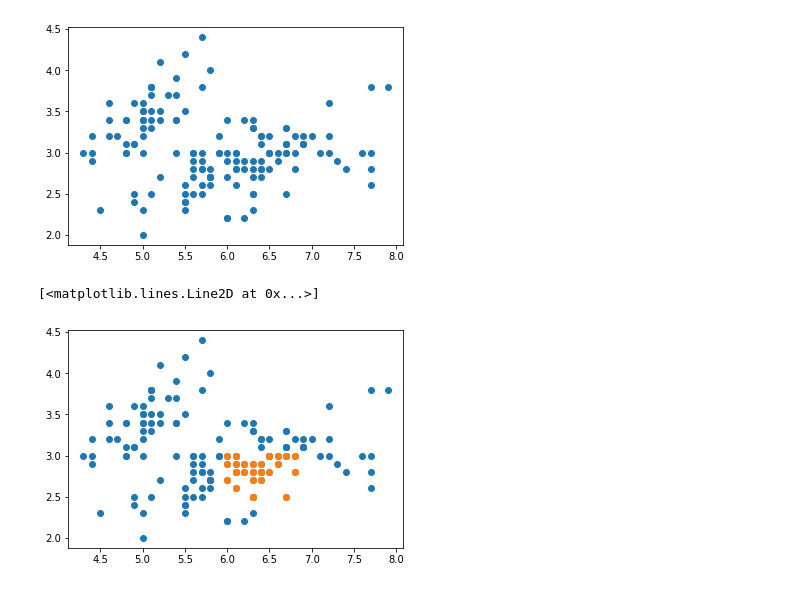
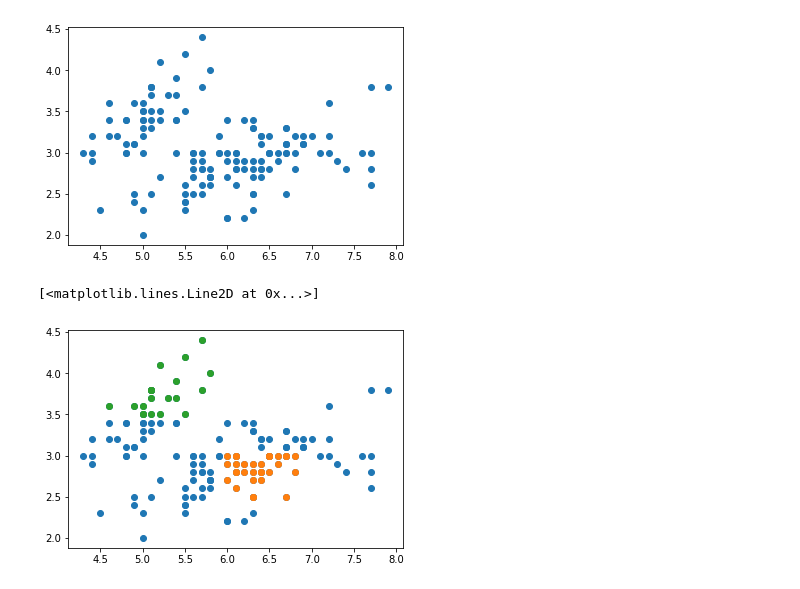
Before and after one commit to davibarreira/Macaco, a Jupyter notebook: MacacoNotebook.ipynb, the cells around one changed output. Cells and saved outputs as stored; diff of their text form; code cells hidden in the pictures.

Commit message:
Passou em todos os testes e QueryRect esta funcionando. Agora vamos melhorar a parte de plots

```diff
--- a/MacacoNotebook.ipynb
+++ b/MacacoNotebook.ipynb
@@ -213,12 +213,12 @@ df.Plot('sepal_length','sepal_width')
 # %%
 rect1 = [6.0,2.5,7,3]
 rect2 = [4,3.5,6,5]
 filtro1 = df.GetLinha(df.QueryRect(rect1, 'sepal_length', 'sepal_width'))
 filtro2 = df.GetLinha(df.QueryRect(rect2, 'sepal_length', 'sepal_width'))
 
 df.Plot('sepal_length','sepal_width')
-plt.plot(filtro1['sepal_length'],filtro['sepal_width'],'o')
-plt.plot(filtro['sepal_length'],filtro['sepal_width'],'o')
+plt.plot(filtro1['sepal_length'],filtro1['sepal_width'],'o')
+plt.plot(filtro2['sepal_length'],filtro2['sepal_width'],'o')
 # %% [output]
 [<matplotlib.lines.Line2D at 0x...>]
-[figure, old version]
+[figure, new version]
```
Also changed, not shown: 3 other files.
